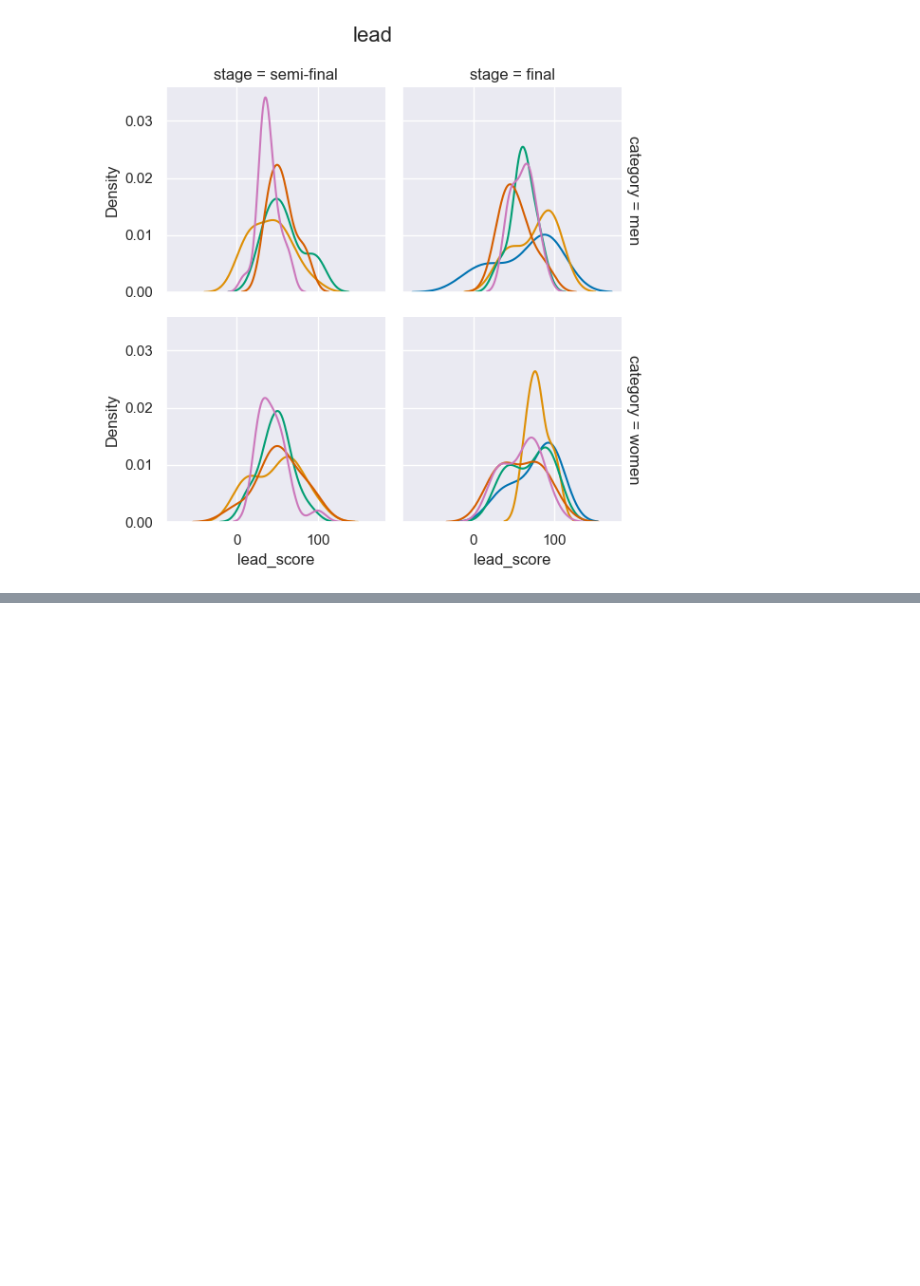
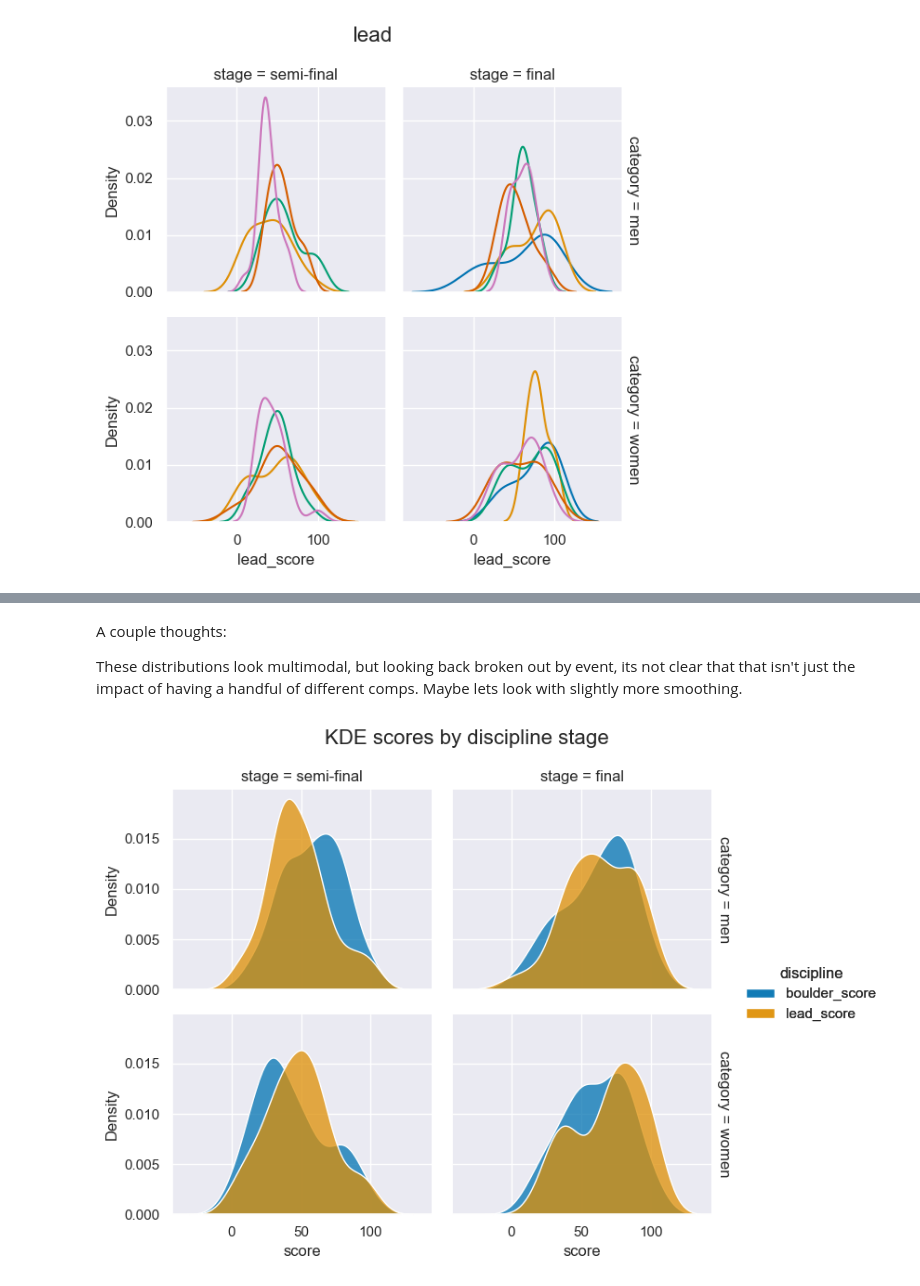
Before and after one commit to mlauter/compclimbingstats, a Jupyter notebook: leadadvantage.ipynb, the cells around one changed output, grey strips where cells are left out. Saved outputs shown, nothing was run; the diff lists cells and outputs as text; code cells hidden in the pictures; blank space fills up the shorter version.

```diff
--- a/leadadvantage.ipynb
+++ b/leadadvantage.ipynb
@@ -563,0 +676,12 @@ g.map(sns.kdeplot, 'lead_score')
+# %% [markdown]
+A couple thoughts:
+
+These distributions look multimodal, but looking back broken out by event, its not clear that that isn't just the impact of having a handful of different comps. Maybe lets look with slightly more smoothing.
+# %%
+g = sns.FacetGrid(melted, col='stage', col_order=['semi-final', 'final'], row='category', row_order=['men', 'women'], margin_titles=True, hue='discipline')
+g.figure.suptitle('KDE scores by discipline stage', size=16)
+
+g.map(sns.kdeplot, 'score', multiple="stack", bw_adjust=1).add_legend()
+_ = g.add_legend()
+# %% [output]
+[figure, added]
```
Also changed, not shown: parts of 30 cells of this notebook.
